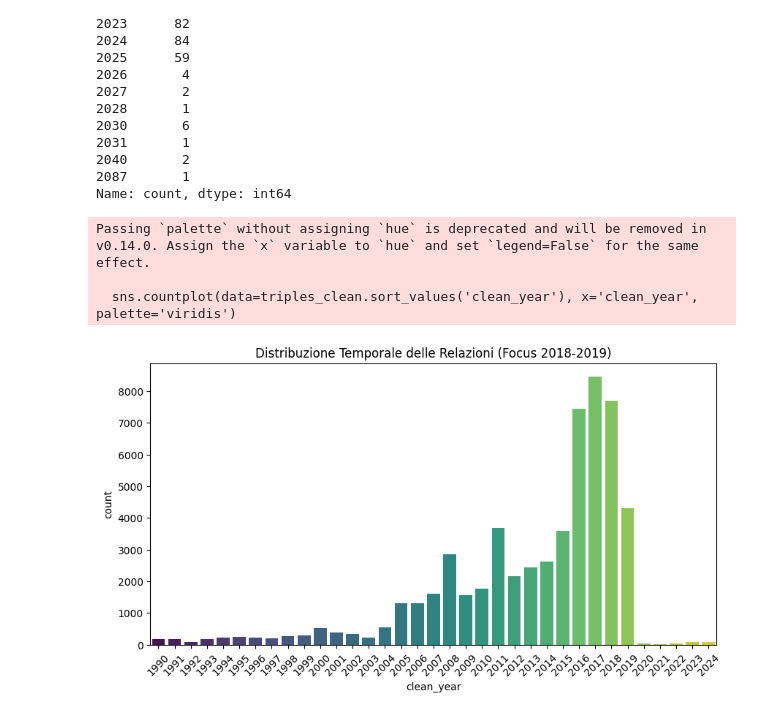
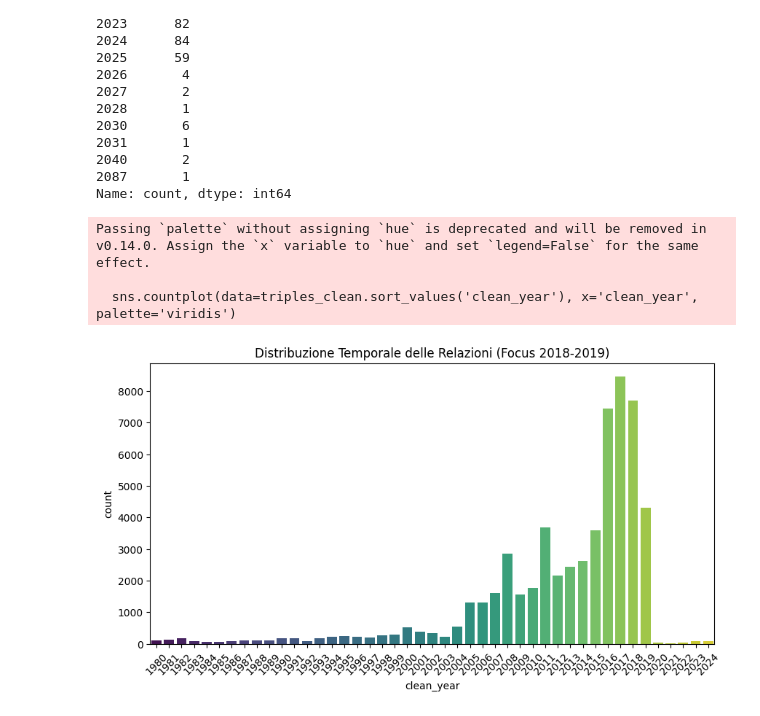
Before and after one commit to bscocca/Epstein-Network-Analysis, a Jupyter notebook: notebooks/data_exploration.ipynb, the cells around one changed output. Drawn from its saved outputs; the diff is of its cells as text; code cells hidden in the pictures.

```diff
--- a/notebooks/data_exploration.ipynb
+++ b/notebooks/data_exploration.ipynb
@@ -263,19 +263,19 @@ clean_year
 Name: count, dtype: int64
 # %%
 # Teniamo solo gli anni tra il 1990 e il 2024 (quelli sensati)
-triples_clean = triples[triples['clean_year'].astype(float).between(1990, 2024)]
+triples_clean = triples[triples['clean_year'].astype(float).between(1980, 2024)]
 
 # Ora facciamo il grafico definitivo
 import seaborn as sns
 import matplotlib.pyplot as plt
 
 plt.figure(figsize=(10,5))
 sns.countplot(data=triples_clean.sort_values('clean_year'), x='clean_year', palette='viridis')
 plt.xticks(rotation=45)
 plt.title("Distribuzione Temporale delle Relazioni (Focus 2018-2019)")
 plt.show()
 # %% [output]
 Passing `palette` without assigning `hue` is deprecated and will be removed in v0.14.0. Assign the `x` variable to `hue` and set `legend=False` for the same effect.
 
   sns.countplot(data=triples_clean.sort_values('clean_year'), x='clean_year', palette='viridis')
-[figure, old version]
+[figure, new version]
```
